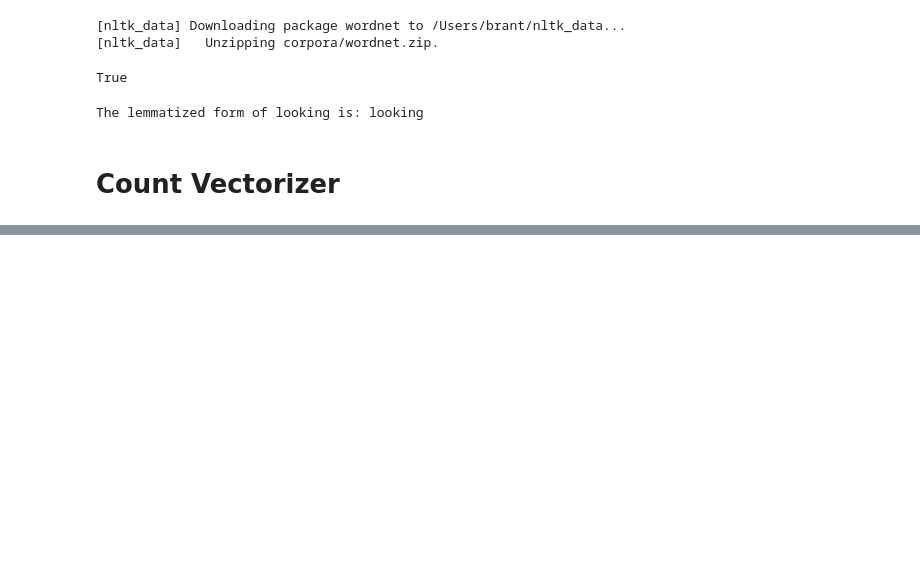
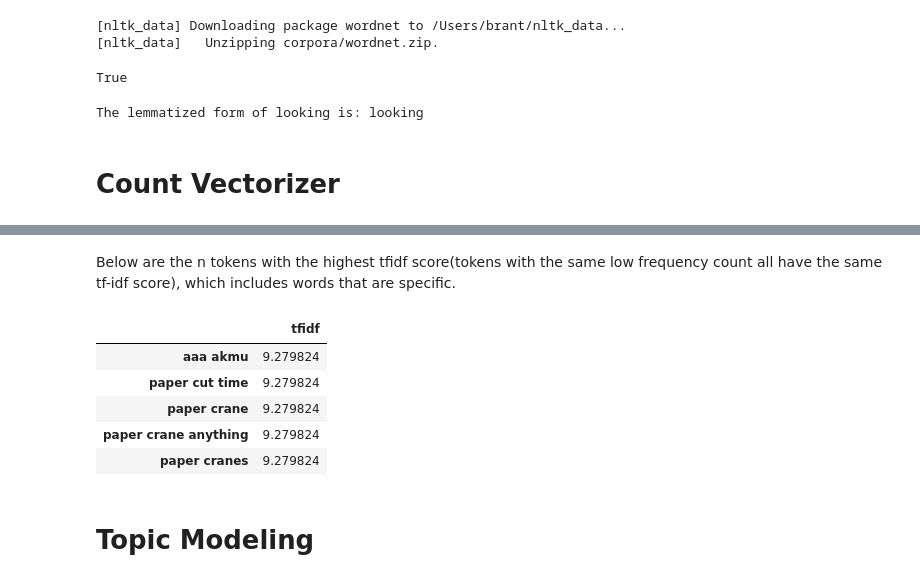
Before and after one commit to byukan/Chatbots-NLP, a Jupyter notebook: OkCupid Dating Profiles Analysis.ipynb, the cells around one changed output, grey strips where cells are left out. Drawn from its saved outputs; the diff is of its cells as text; code cells hidden in the pictures; blank space fills up the shorter version.

Commit message:
preliminary topic modeling results

```diff
--- a/OkCupid Dating Profiles Analysis.ipynb
+++ b/OkCupid Dating Profiles Analysis.ipynb
@@ -267,0 +371,13 @@ essay_transform = vectorizer.fit_transform(df['tokens'].apply(lambda x: ' '.join
+# %% [markdown]
+Below are the n tokens with the highest tfidf score(tokens with the same low frequency count all have the same tf-idf score), which includes words that are specific.
+# %%
+tfidf.sort_values(by=['tfidf'], ascending=False).head(5)
+# %% [output]
+|  | tfidf |
+| aaa akmu | 9.279824 |
+| paper cut time | 9.279824 |
+| paper crane | 9.279824 |
+| paper crane anything | 9.279824 |
+| paper cranes | 9.279824 |
+# %% [markdown]
+# Topic Modeling
```
Also changed, not shown: parts of 16 cells of this notebook.
